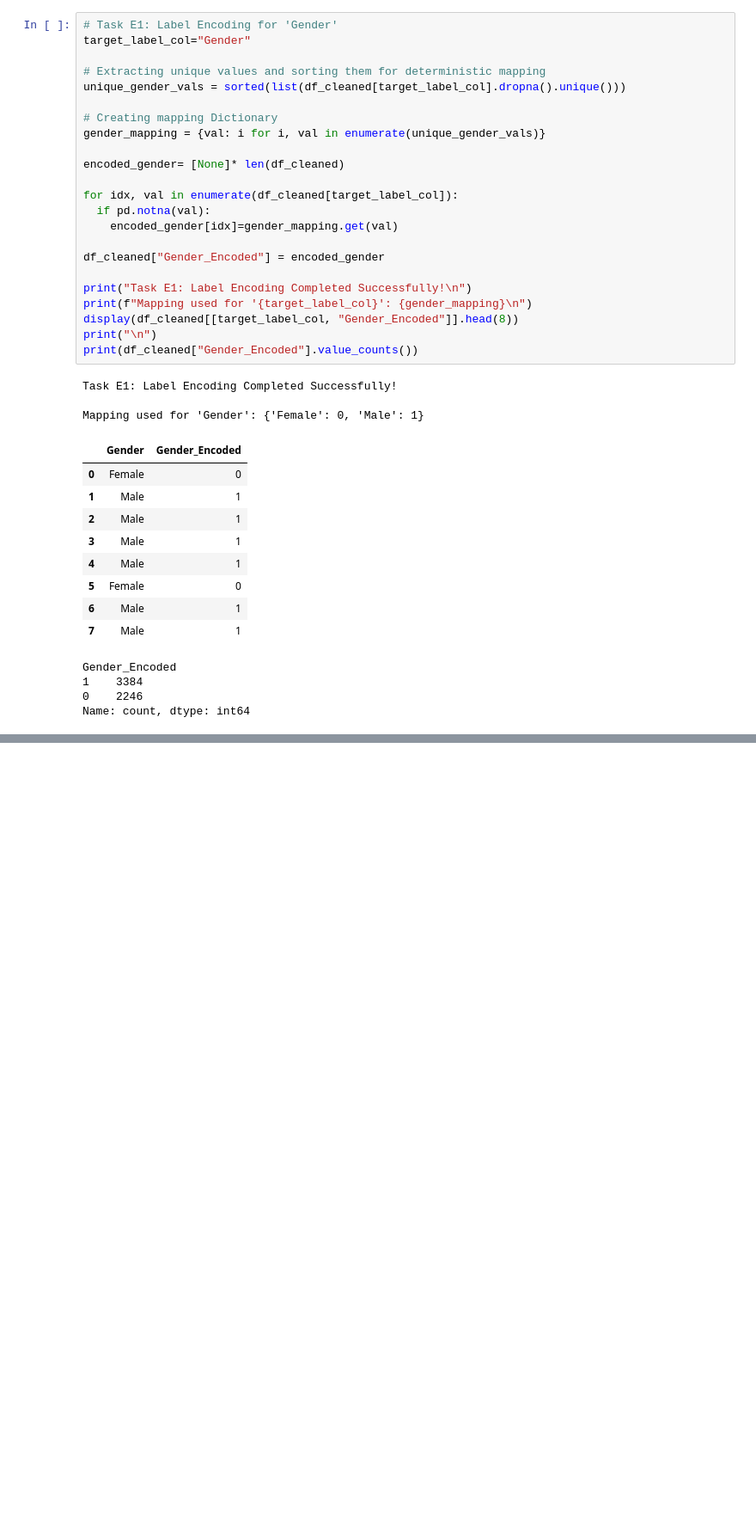
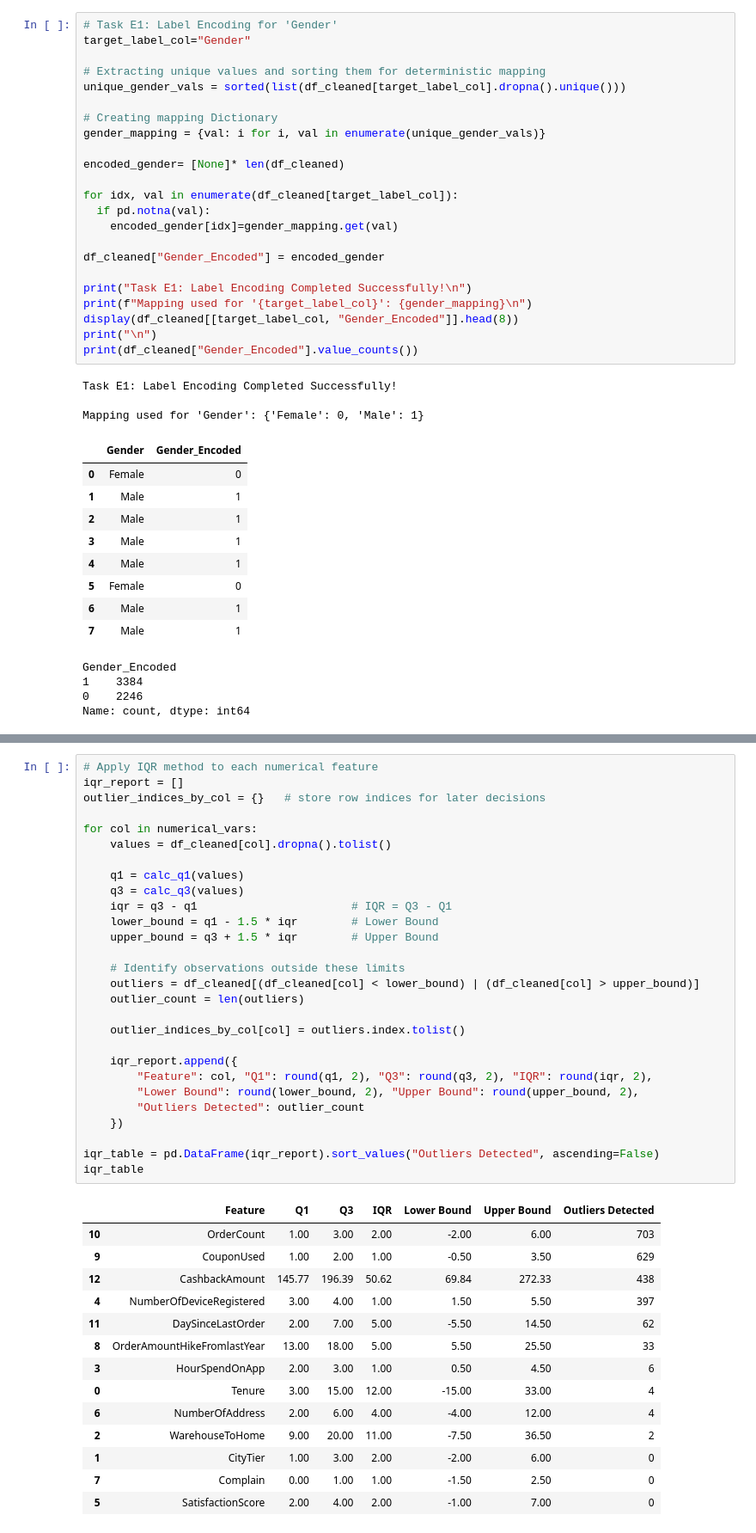
Before and after one commit to DrishtiNigam1928/CUSTOMER_CHURN, a Jupyter notebook: notebooks/main_analysis.ipynb, the cells around one changed output, grey strips where cells are left out. Shown at 86% size. Drawn from its saved outputs; the diff is of its cells as text; blank space fills up the shorter version.

```diff
--- a/notebooks/main_analysis.ipynb
+++ b/notebooks/main_analysis.ipynb
@@ -529,0 +553,43 @@ Total columns in dataframe after OHE: 36
+# %%
+# Apply IQR method to each numerical feature
+iqr_report = []
+outlier_indices_by_col = {}   # store row indices for later decisions
+
+for col in numerical_vars:
+    values = df_cleaned[col].dropna().tolist()
+
+    q1 = calc_q1(values)
+    q3 = calc_q3(values)
+    iqr = q3 - q1                       # IQR = Q3 - Q1
+    lower_bound = q1 - 1.5 * iqr        # Lower Bound
+    upper_bound = q3 + 1.5 * iqr        # Upper Bound
+
+    # Identify observations outside these limits
+    outliers = df_cleaned[(df_cleaned[col] < lower_bound) | (df_cleaned[col] > upper_bound)]
+    outlier_count = len(outliers)
+
+    outlier_indices_by_col[col] = outliers.index.tolist()
+
+    iqr_report.append({
+        "Feature": col, "Q1": round(q1, 2), "Q3": round(q3, 2), "IQR": round(iqr, 2),
+        "Lower Bound": round(lower_bound, 2), "Upper Bound": round(upper_bound, 2),
+        "Outliers Detected": outlier_count
+    })
+
+iqr_table = pd.DataFrame(iqr_report).sort_values("Outliers Detected", ascending=False)
+iqr_table
+# %% [output]
+|  | Feature | Q1 | Q3 | IQR | Lower Bound | Upper Bound | Outliers Detected |
+| 10 | OrderCount | 1.00 | 3.00 | 2.00 | -2.00 | 6.00 | 703 |
+| 9 | CouponUsed | 1.00 | 2.00 | 1.00 | -0.50 | 3.50 | 629 |
+| 12 | CashbackAmount | 145.77 | 196.39 | 50.62 | 69.84 | 272.33 | 438 |
+| 4 | NumberOfDeviceRegistered | 3.00 | 4.00 | 1.00 | 1.50 | 5.50 | 397 |
+| 11 | DaySinceLastOrder | 2.00 | 7.00 | 5.00 | -5.50 | 14.50 | 62 |
+| 8 | OrderAmountHikeFromlastYear | 13.00 | 18.00 | 5.00 | 5.50 | 25.50 | 33 |
+| 3 | HourSpendOnApp | 2.00 | 3.00 | 1.00 | 0.50 | 4.50 | 6 |
+| 0 | Tenure | 3.00 | 15.00 | 12.00 | -15.00 | 33.00 | 4 |
+| 6 | NumberOfAddress | 2.00 | 6.00 | 4.00 | -4.00 | 12.00 | 4 |
+| 2 | WarehouseToHome | 9.00 | 20.00 | 11.00 | -7.50 | 36.50 | 2 |
+| 1 | CityTier | 1.00 | 3.00 | 2.00 | -2.00 | 6.00 | 0 |
+| 7 | Complain | 0.00 | 1.00 | 1.00 | -1.50 | 2.50 | 0 |
+| 5 | SatisfactionScore | 2.00 | 4.00 | 2.00 | -1.00 | 7.00 | 0 |
```
Also changed, not shown: parts of 2 cells of this notebook.
